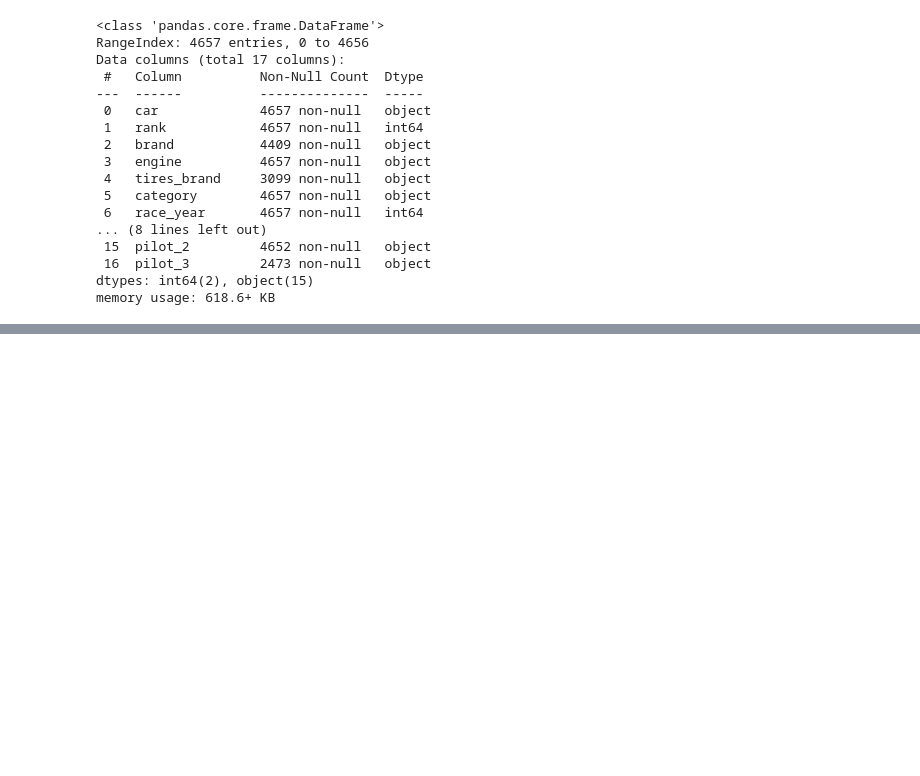
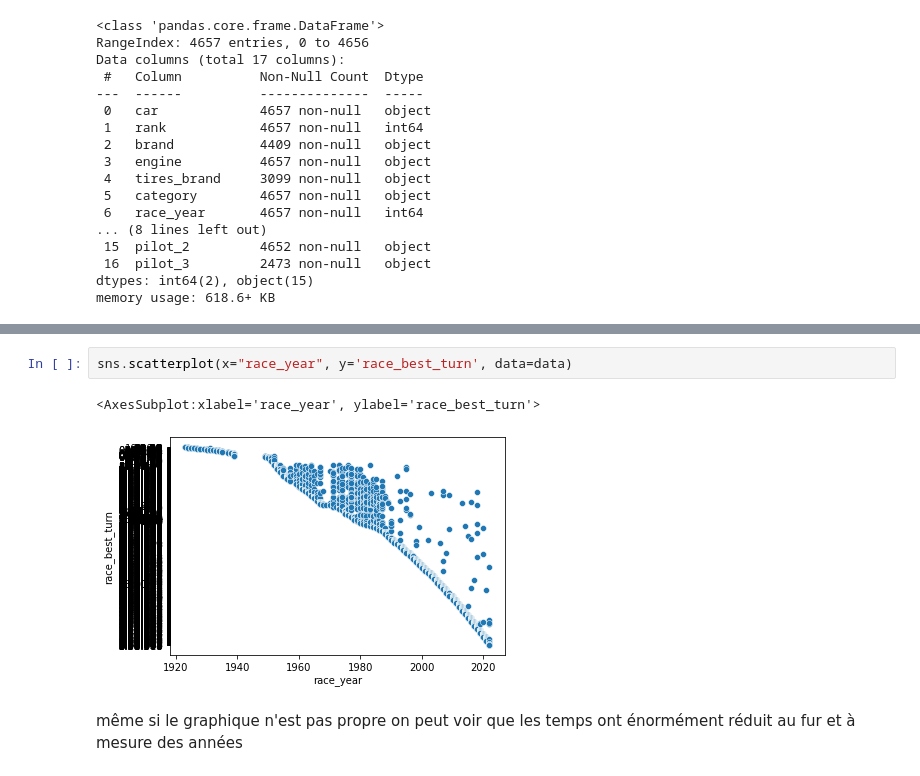
Before and after one commit to antoinechab/24lemans, a Jupyter notebook: data_mining/data_mining.ipynb, the cells around one changed output, grey strips where cells are left out. Drawn from its saved outputs; the diff is of its cells as text; blank space fills up the shorter version.

```diff
--- a/data_mining/data_mining.ipynb
+++ b/data_mining/data_mining.ipynb
@@ -40,0 +177,8 @@ memory usage: 618.6+ KB
+# %%
+sns.scatterplot(x="race_year", y='race_best_turn', data=data)
+# %% [output]
+<AxesSubplot:xlabel='race_year', ylabel='race_best_turn'>
+[figure, added]
+# %% [markdown]
+même si le graphique n'est pas propre on peut voir que les temps ont énormément réduit au fur
+et à mesure des années
```
Also changed, not shown: parts of 22 cells of this notebook.
